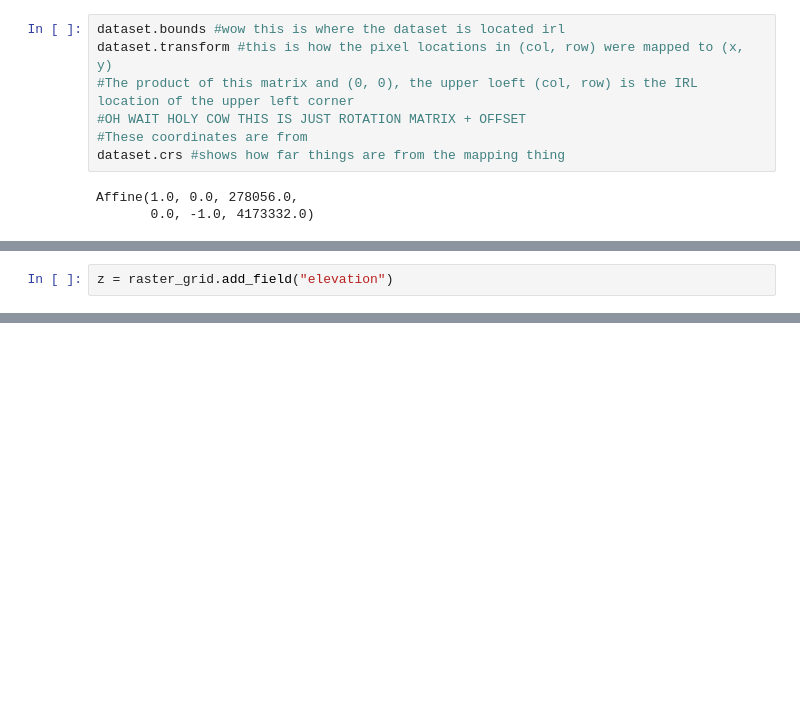
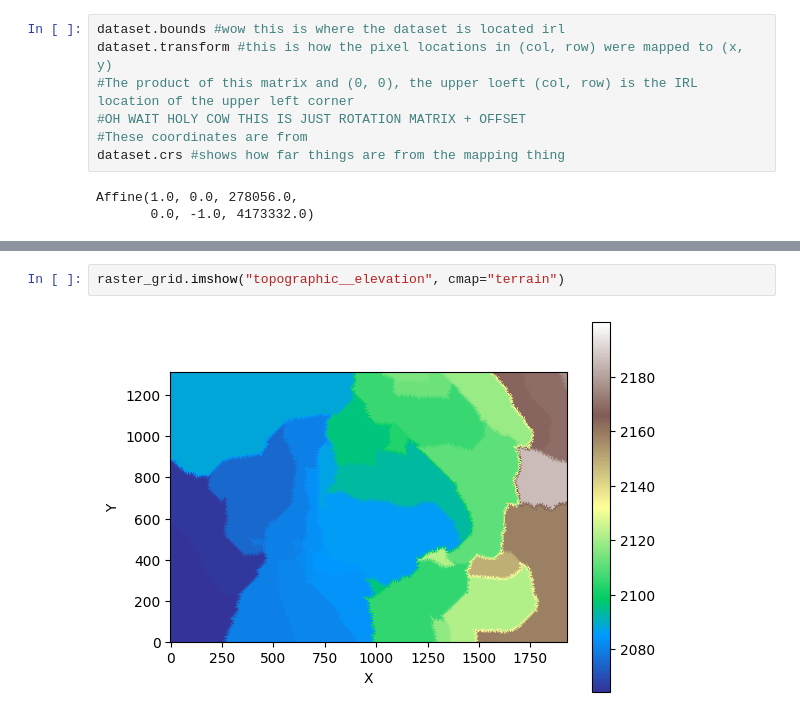
Before and after one commit to nightsky737/erodedrawing, a Jupyter notebook: testing/learning.ipynb, the cells around one changed output, grey strips where cells are left out. Cells and saved outputs as stored; diff of their text form; blank space fills up the shorter version.

```diff
--- a/testing/learning.ipynb
+++ b/testing/learning.ipynb
@@ -63,2 +54,0 @@ raster_grid = RasterModelGrid(band1.shape, 1)
-# %%
-z = raster_grid.add_field("elevation")
@@ -68,0 +55,4 @@ GroupError: all
+# %%
+raster_grid.imshow("topographic__elevation", cmap="terrain")
+# %% [output]
+[figure, added]
```
Also changed, not shown: parts of 12 cells of this notebook.
